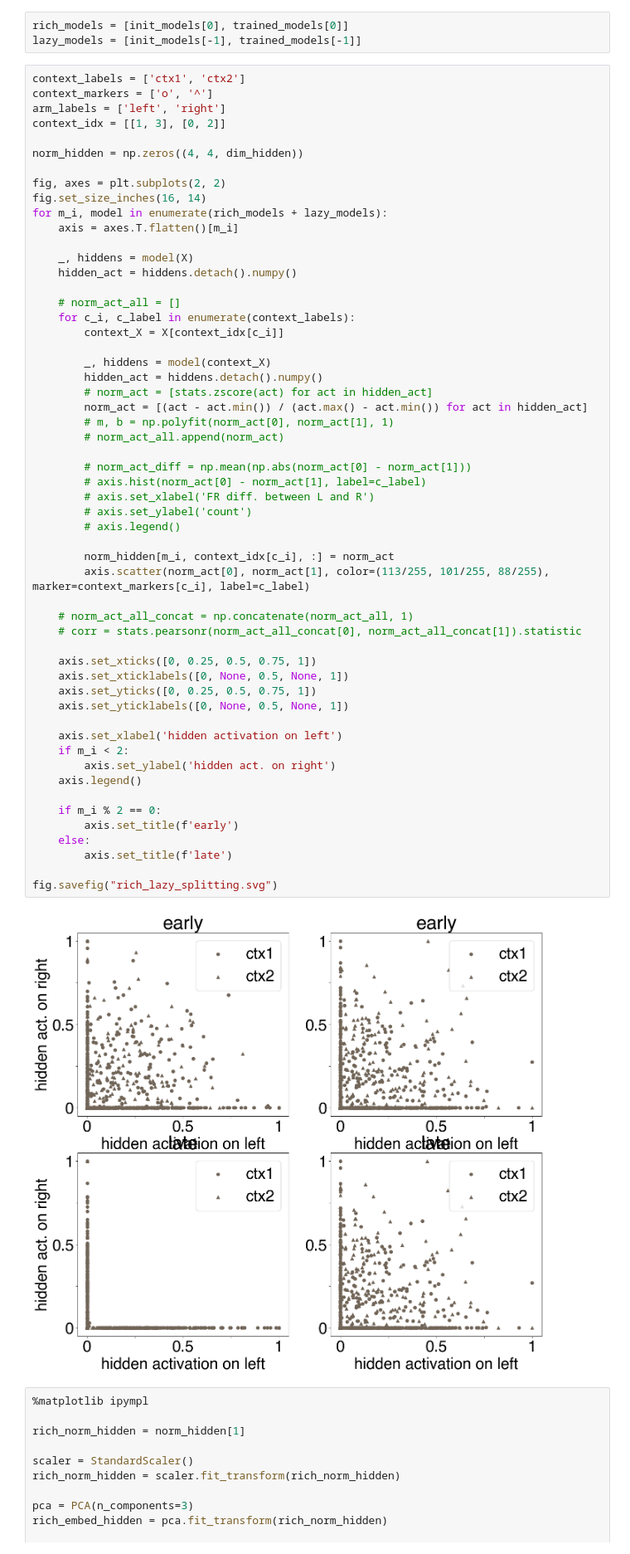
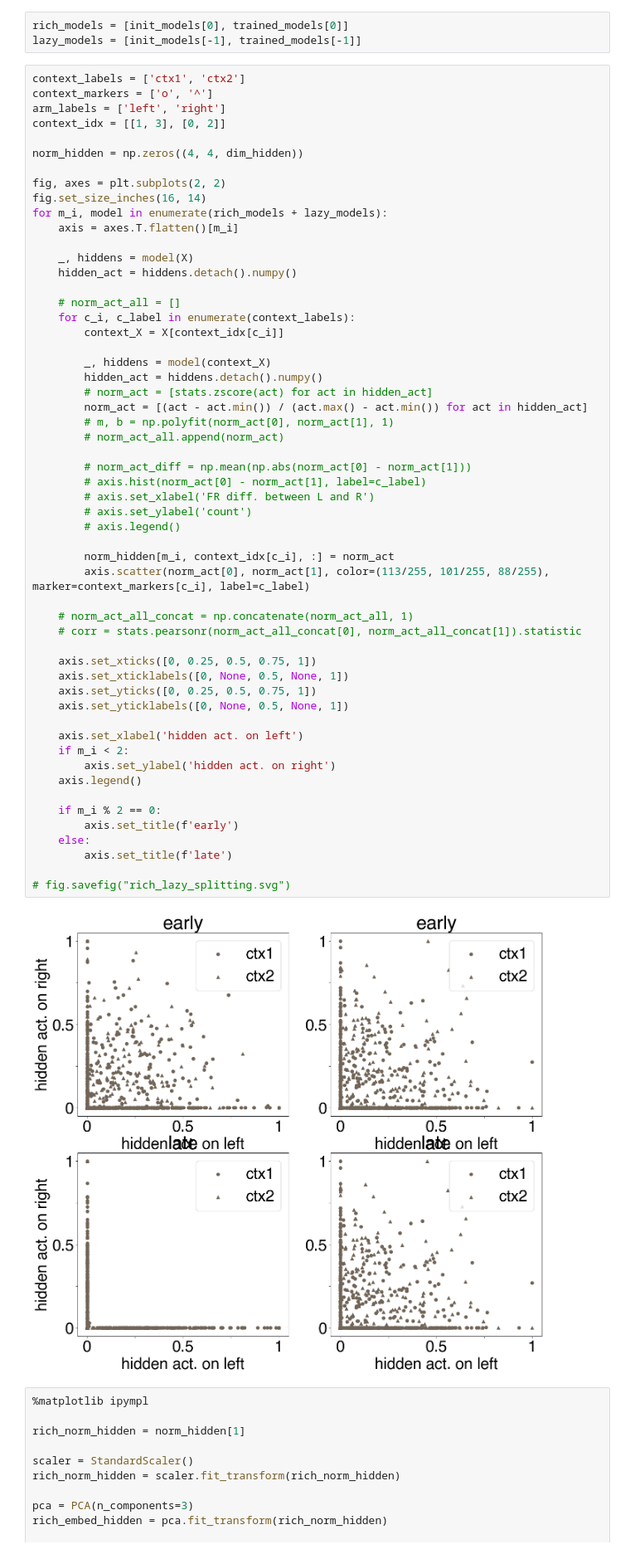
Before and after one commit to vandermeerlab/replay_task_rep, a Jupyter notebook: simulations/Fig3_splitting_sim.ipynb, the cells around one changed output. Shown at 83% size. Saved outputs shown, nothing was run; the diff lists cells and outputs as text.

Commit message:
Minor editing with splitting analysis and simulation

```diff
--- a/simulations/Fig3_splitting_sim.ipynb
+++ b/simulations/Fig3_splitting_sim.ipynb
@@ -90,36 +90,36 @@ for m_i, model in enumerate(rich_models + lazy_models):
         # m, b = np.polyfit(norm_act[0], norm_act[1], 1)
         # norm_act_all.append(norm_act)
 
         # norm_act_diff = np.mean(np.abs(norm_act[0] - norm_act[1]))
         # axis.hist(norm_act[0] - norm_act[1], label=c_label)
         # axis.set_xlabel('FR diff. between L and R')
         # axis.set_ylabel('count')
         # axis.legend()
 
         norm_hidden[m_i, context_idx[c_i], :] = norm_act
         axis.scatter(norm_act[0], norm_act[1], color=(113/255, 101/255, 88/255), marker=context_markers[c_i], label=c_label)
 
     # norm_act_all_concat = np.concatenate(norm_act_all, 1)
     # corr = stats.pearsonr(norm_act_all_concat[0], norm_act_all_concat[1]).statistic
 
     axis.set_xticks([0, 0.25, 0.5, 0.75, 1])
     axis.set_xticklabels([0, None, 0.5, None, 1])
     axis.set_yticks([0, 0.25, 0.5, 0.75, 1])
     axis.set_yticklabels([0, None, 0.5, None, 1])
 
-    axis.set_xlabel('hidden activation on left')
+    axis.set_xlabel('hidden act. on left')
     if m_i < 2:
         axis.set_ylabel('hidden act. on right')
     axis.legend()
 
     if m_i % 2 == 0:
         axis.set_title(f'early')
     else:
         axis.set_title(f'late')
 
-fig.savefig("rich_lazy_splitting.svg")
+# fig.savefig("rich_lazy_splitting.svg")
 # %% [output]
-[figure, old version]
+[figure, new version]
 # %%
 %matplotlib ipympl
 
```
Also changed, not shown: 1 other file.
